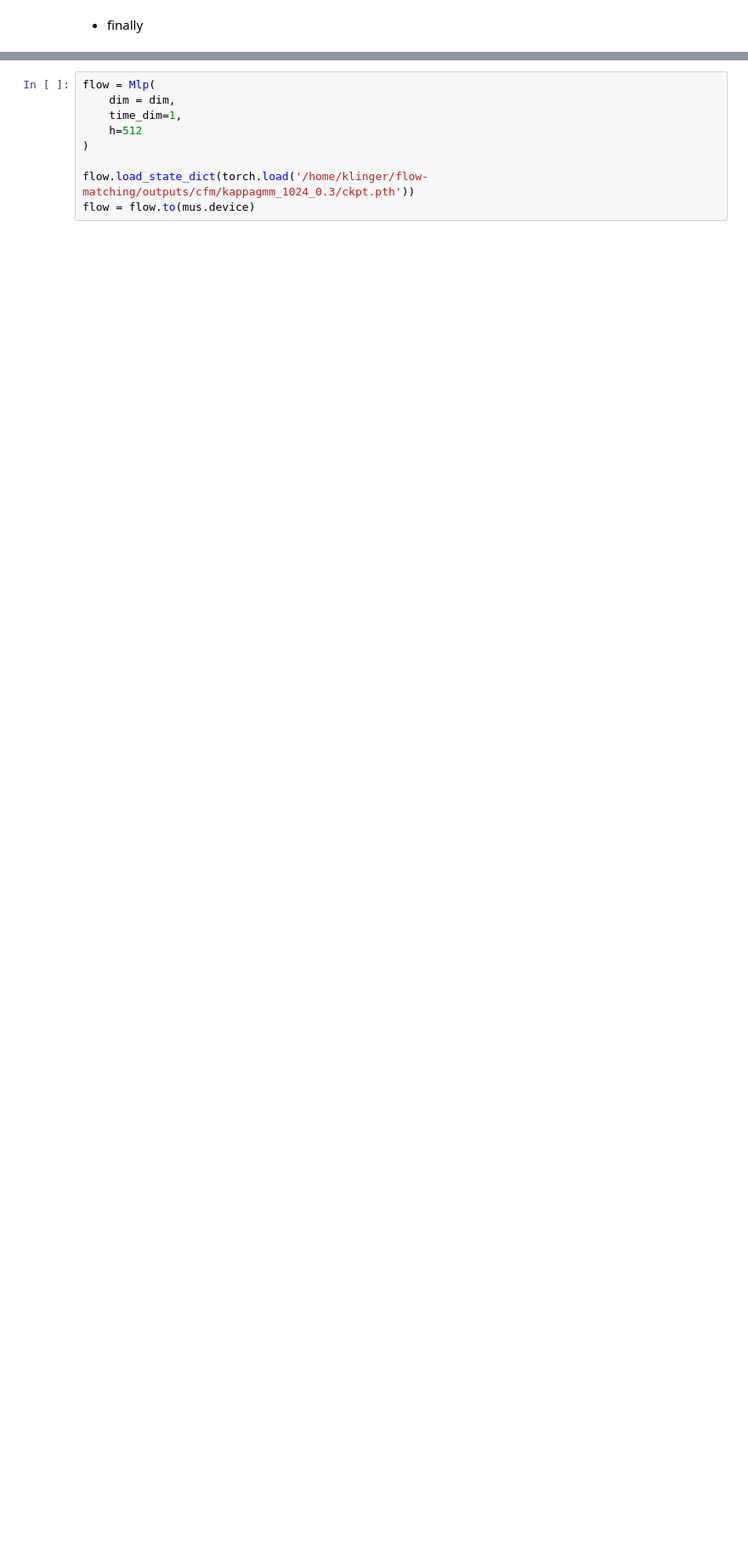
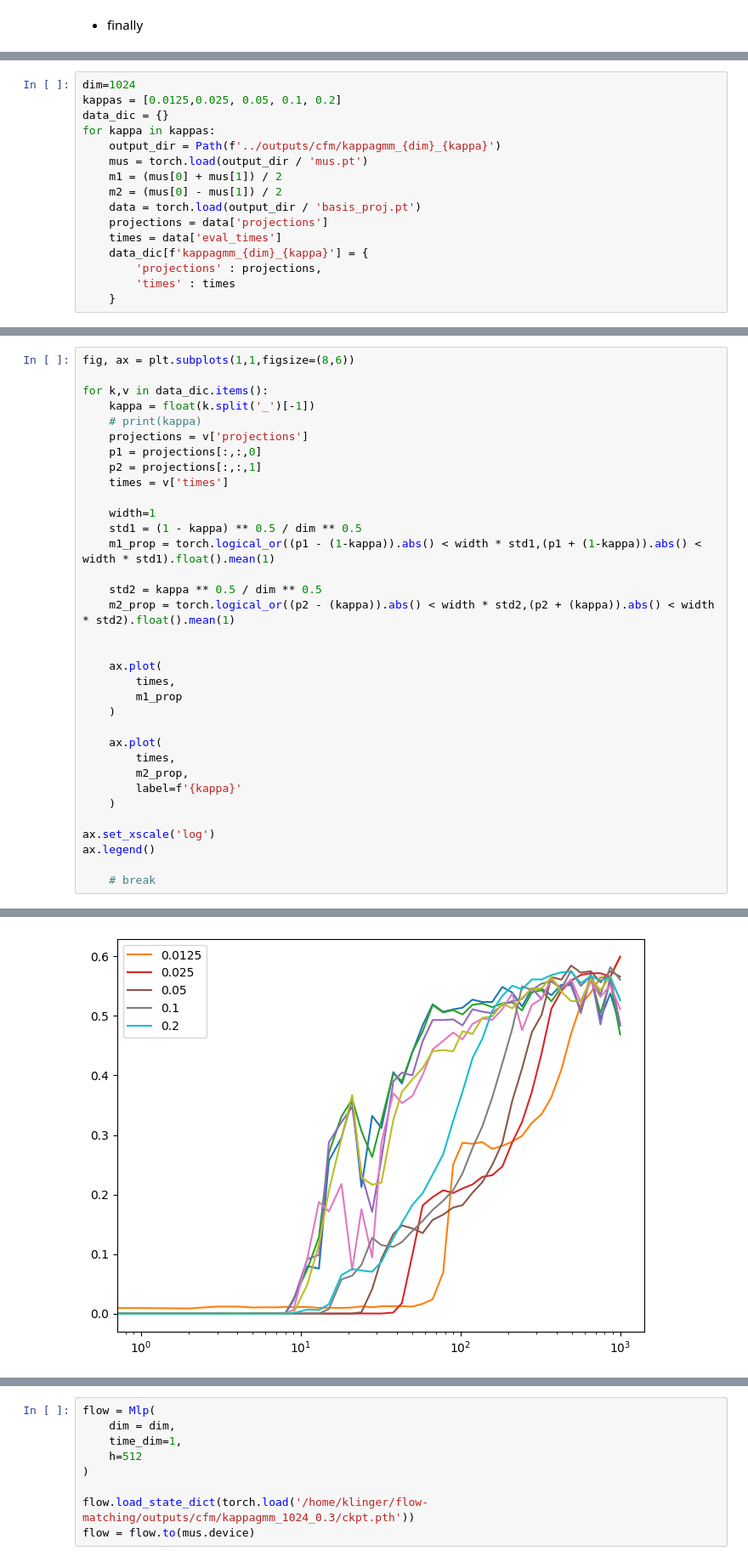
Before and after one commit to zweinalbereicht/flow-matching, a Jupyter notebook: notebooks/02-struct_learning_analysis.ipynb, the cells around one changed output, grey strips where cells are left out. Shown at 85% size. Saved outputs shown, nothing was run; the diff lists cells and outputs as text; blank space fills up the shorter version.

```diff
--- a/notebooks/02-struct_learning_analysis.ipynb
+++ b/notebooks/02-struct_learning_analysis.ipynb
@@ -98,0 +111,16 @@ plt.show()
+# %%
+dim=1024
+kappas = [0.0125,0.025, 0.05, 0.1, 0.2]
+data_dic = {}
+for kappa in kappas:
+    output_dir = Path(f'../outputs/cfm/kappagmm_{dim}_{kappa}')
+    mus = torch.load(output_dir / 'mus.pt')
+    m1 = (mus[0] + mus[1]) / 2
+    m2 = (mus[0] - mus[1]) / 2
+    data = torch.load(output_dir / 'basis_proj.pt')
+    projections = data['projections']
+    times = data['eval_times']
+    data_dic[f'kappagmm_{dim}_{kappa}'] = {
+        'projections' : projections,
+        'times' : times
+    }
@@ -98,0 +129,35 @@ plt.show()
+# %%
+fig, ax = plt.subplots(1,1,figsize=(8,6))
+
+for k,v in data_dic.items():
+    kappa = float(k.split('_')[-1])
+    # print(kappa)
+    projections = v['projections']
+    p1 = projections[:,:,0]
+    p2 = projections[:,:,1]
+    times = v['times']
+
+    width=1
+    std1 = (1 - kappa) ** 0.5 / dim ** 0.5
+    m1_prop = torch.logical_or((p1 - (1-kappa)).abs() < width * std1,(p1 + (1-kappa)).abs() < width * std1).float().mean(1)
+
+    std2 = kappa ** 0.5 / dim ** 0.5
+    m2_prop = torch.logical_or((p2 - (kappa)).abs() < width * std2,(p2 + (kappa)).abs() < width * std2).float().mean(1)
+
+
+    ax.plot(
+        times,
+        m1_prop
+    )
+
+    ax.plot(
+        times,
+        m2_prop,
+        label=f'{kappa}'
+    )
+
+ax.set_xscale('log')
+ax.legend()
+
+    # break
+# %% [output]
@@ -98,0 +165 @@ plt.show()
+[figure, added]
```
Also changed, not shown: parts of 31 cells of this notebook, 3 other files.
